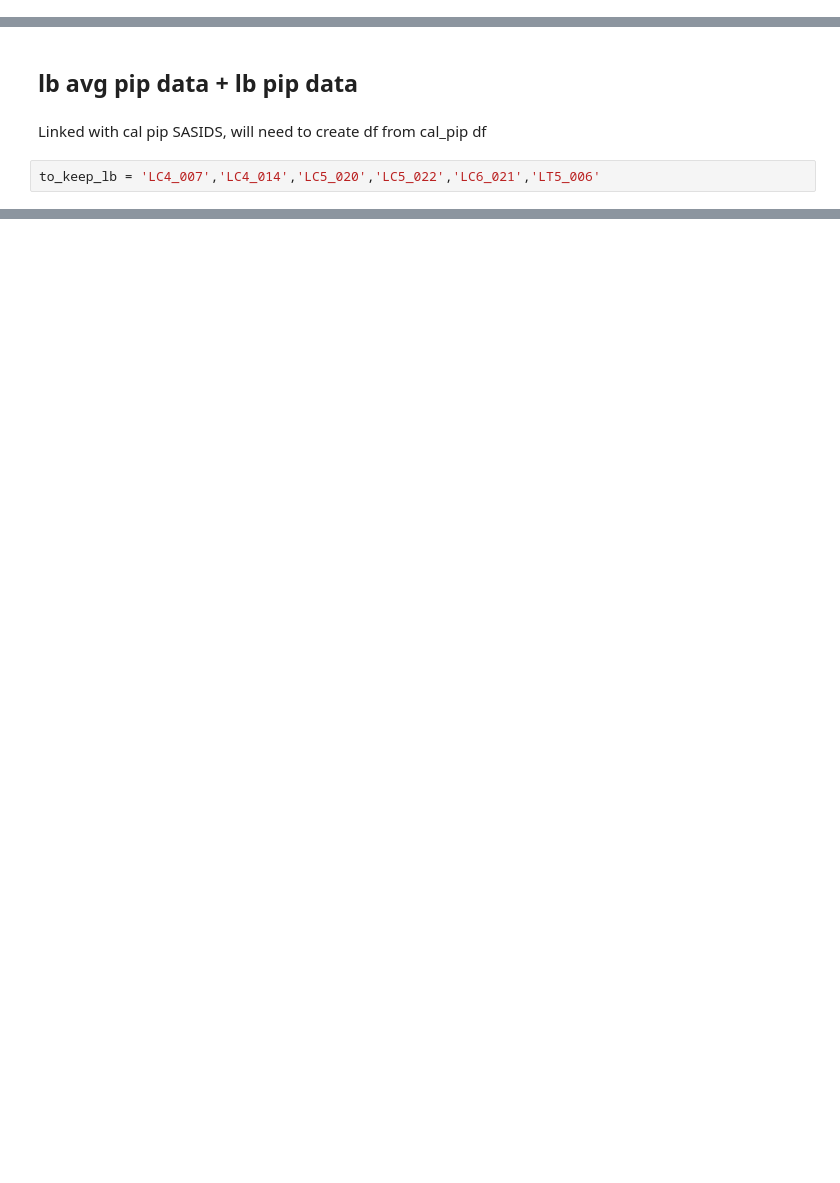
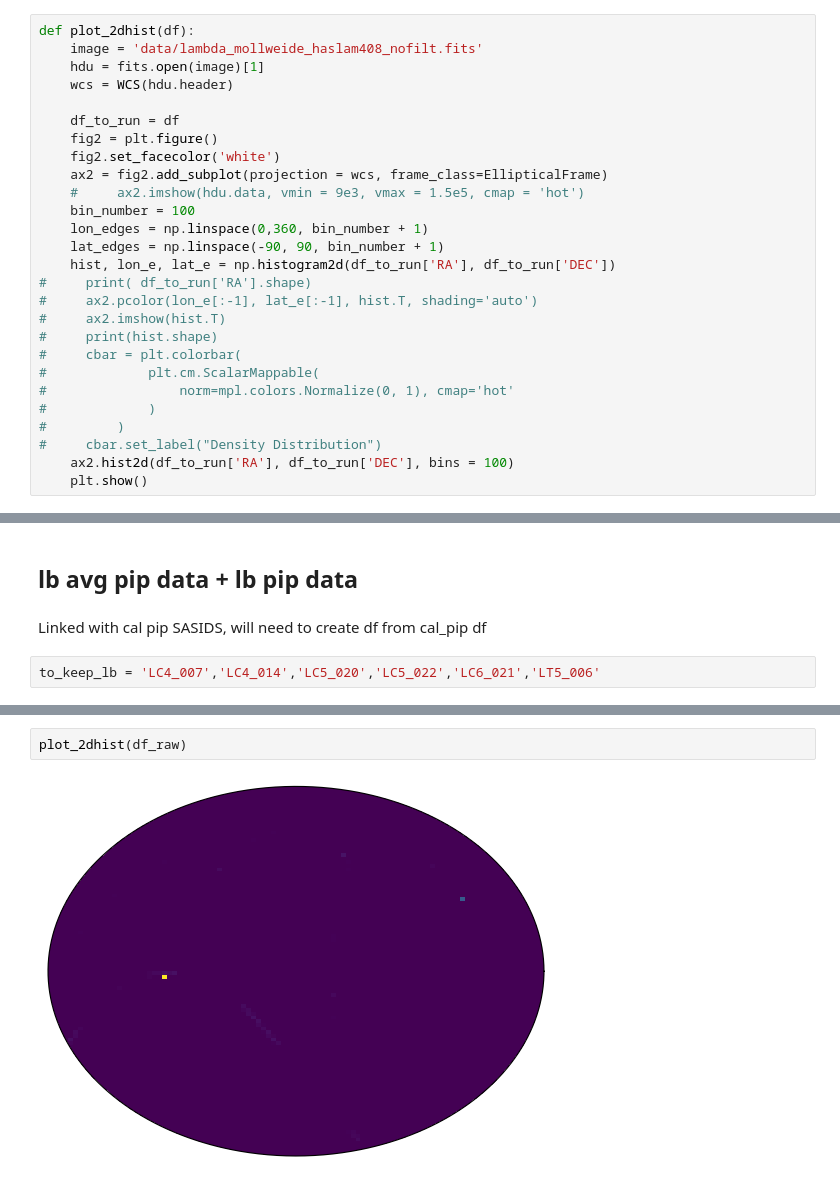
Before and after one commit to CelestinBananas/LTA_overview, a Jupyter notebook: LTA_Overview_notebook.ipynb, the cells around one changed output, grey strips where cells are left out. Cells and saved outputs as stored; diff of their text form; blank space fills up the shorter version.

```diff
--- a/LTA_Overview_notebook.ipynb
+++ b/LTA_Overview_notebook.ipynb
@@ -341,0 +411,27 @@ def overview_image(df, outname, plotProject = 'all', plotAntenna = 'both', backg
+# %%
+def plot_2dhist(df):
+    image = 'data/lambda_mollweide_haslam408_nofilt.fits'
+    hdu = fits.open(image)[1]
+    wcs = WCS(hdu.header)
+
+    df_to_run = df
+    fig2 = plt.figure()
+    fig2.set_facecolor('white')
+    ax2 = fig2.add_subplot(projection = wcs, frame_class=EllipticalFrame)
+    #     ax2.imshow(hdu.data, vmin = 9e3, vmax = 1.5e5, cmap = 'hot')
+    bin_number = 100
+    lon_edges = np.linspace(0,360, bin_number + 1)
+    lat_edges = np.linspace(-90, 90, bin_number + 1)
+    hist, lon_e, lat_e = np.histogram2d(df_to_run['RA'], df_to_run['DEC'])
+#     print( df_to_run['RA'].shape)
+#     ax2.pcolor(lon_e[:-1], lat_e[:-1], hist.T, shading='auto')
+#     ax2.imshow(hist.T)
+#     print(hist.shape)
+#     cbar = plt.colorbar(
+#             plt.cm.ScalarMappable(
+#                 norm=mpl.colors.Normalize(0, 1), cmap='hot'
+#             )
+#         )
+#     cbar.set_label("Density Distribution")
+    ax2.hist2d(df_to_run['RA'], df_to_run['DEC'], bins = 100)
+    plt.show()
@@ -379,0 +547,4 @@ to_keep_lb = 'LC4_007','LC4_014','LC5_020','LC5_022','LC6_021','LT5_006'
+# %%
+plot_2dhist(df_raw)
+# %% [output]
+[figure, added]
```
Also changed, not shown: parts of 28 cells of this notebook, 21 other files.
